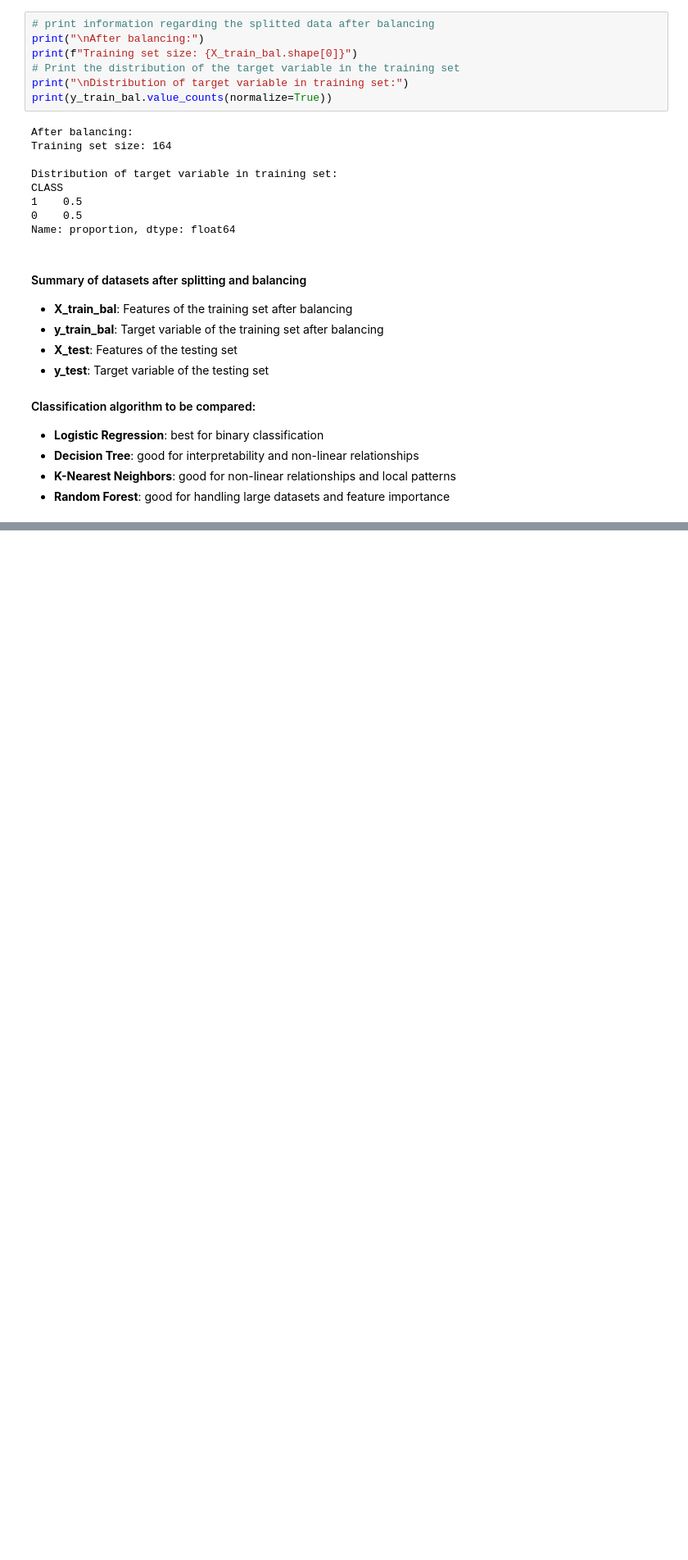
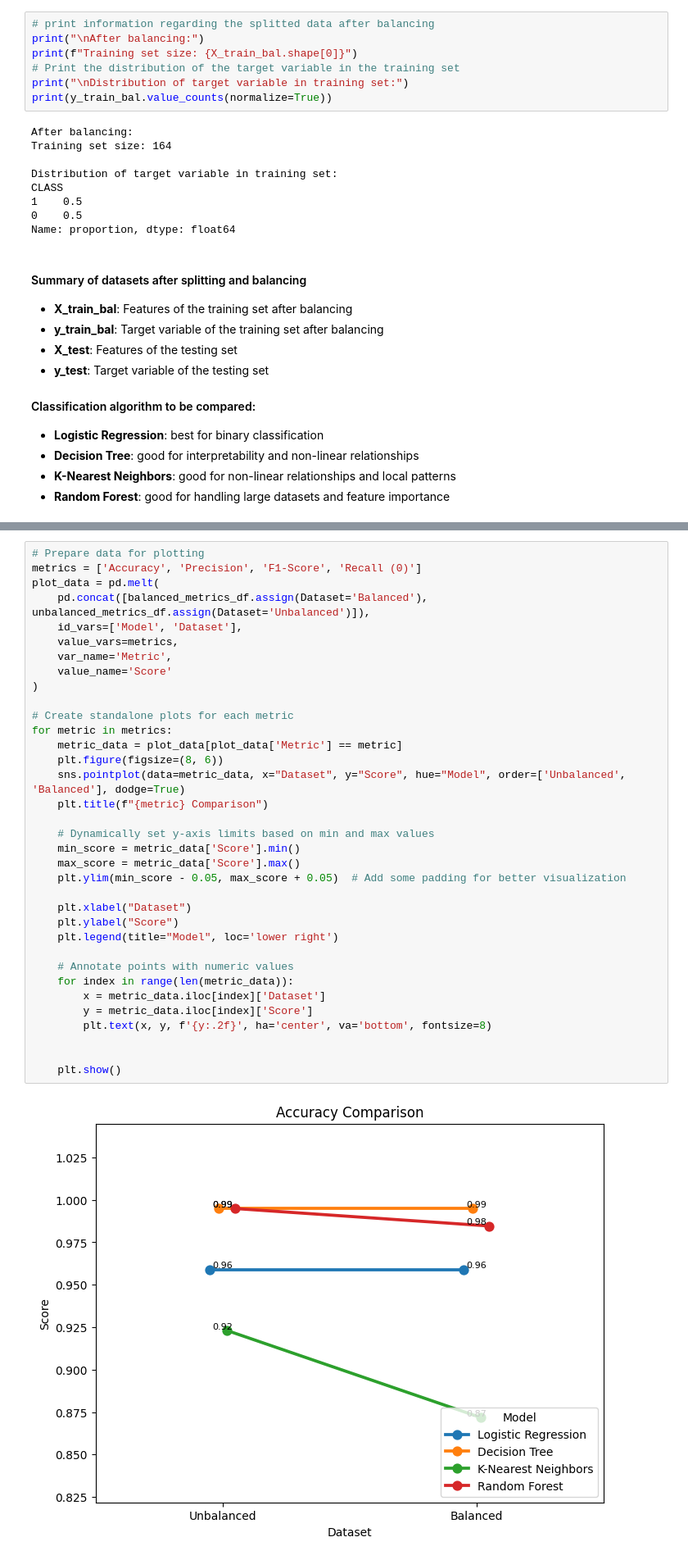
Before and after one commit to tbimbato/Diabetes-Dataset-EDA-and-prediction, a Jupyter notebook: notebooks/PRED.ipynb, the cells around one changed output, grey strips where cells are left out. Shown at 82% size. Drawn from its saved outputs; the diff is of its cells as text; blank space fills up the shorter version.

```diff
--- a/notebooks/PRED.ipynb
+++ b/notebooks/PRED.ipynb
@@ -326,0 +354,37 @@ plt.show()
+# %%
+# Prepare data for plotting
+metrics = ['Accuracy', 'Precision', 'F1-Score', 'Recall (0)']
+plot_data = pd.melt(
+    pd.concat([balanced_metrics_df.assign(Dataset='Balanced'), unbalanced_metrics_df.assign(Dataset='Unbalanced')]),
+    id_vars=['Model', 'Dataset'],
+    value_vars=metrics,
+    var_name='Metric',
+    value_name='Score'
+)
+
+# Create standalone plots for each metric
+for metric in metrics:
+    metric_data = plot_data[plot_data['Metric'] == metric]
+    plt.figure(figsize=(8, 6))
+    sns.pointplot(data=metric_data, x="Dataset", y="Score", hue="Model", order=['Unbalanced', 'Balanced'], dodge=True)
+    plt.title(f"{metric} Comparison")
+
+    # Dynamically set y-axis limits based on min and max values
+    min_score = metric_data['Score'].min()
+    max_score = metric_data['Score'].max()
+    plt.ylim(min_score - 0.05, max_score + 0.05)  # Add some padding for better visualization
+
+    plt.xlabel("Dataset")
+    plt.ylabel("Score")
+    plt.legend(title="Model", loc='lower right')
+
+    # Annotate points with numeric values
+    for index in range(len(metric_data)):
+        x = metric_data.iloc[index]['Dataset']
+        y = metric_data.iloc[index]['Score']
+        plt.text(x, y, f'{y:.2f}', ha='center', va='bottom', fontsize=8)
+
+
+    plt.show()
+# %% [output]
+[figure, added]
```
Also changed, not shown: parts of 13 cells of this notebook, 1 other file.
